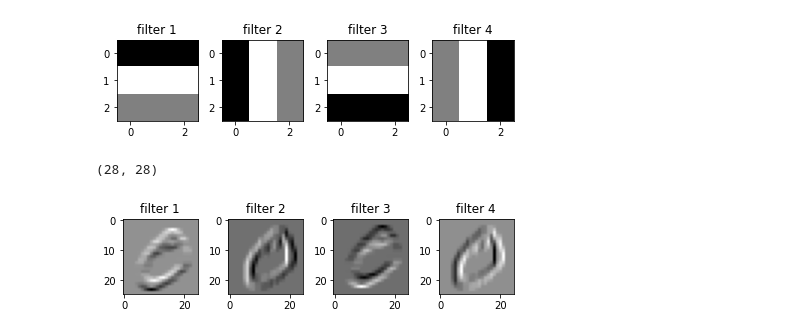
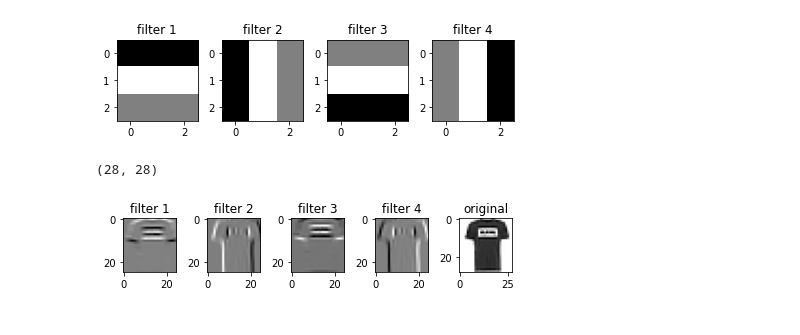
Before and after one commit to ynkim0/study, a Jupyter notebook: convolusion.ipynb, the cells around one changed output. Saved outputs shown, nothing was run; the diff lists cells and outputs as text; code cells hidden in the pictures.

```diff
--- a/convolusion.ipynb
+++ b/convolusion.ipynb
@@ -6,4 +6,4 @@ import tensorflow as tf
 from tensorflow import keras
 # %%
 (train_input, train_target), (test_input, test_target) = \
-    keras.datasets.mnist.load_data()
+    keras.datasets.fashion_mnist.load_data()
@@ -101,23 +113,27 @@ result_2 = conv(ex_scaled, filter_2)
 result_3 = conv(ex_scaled, filter_3)
 result_4 = conv(ex_scaled, filter_4)
 # %%
-plt.subplot(1, 4, 1)
+plt.subplot(1, 5, 1)
 plt.imshow(result_1, cmap='gray')
 plt.title('filter 1')
 
-plt.subplot(1, 4, 2)
+plt.subplot(1, 5, 2)
 plt.imshow(result_2, cmap='gray')
 plt.title('filter 2')
 
-plt.subplot(1, 4, 3)
+plt.subplot(1, 5, 3)
 plt.imshow(result_3, cmap='gray')
 plt.title('filter 3')
 
-plt.subplot(1, 4, 4)
+plt.subplot(1, 5, 4)
 plt.imshow(result_4, cmap='gray')
 plt.title('filter 4')
 
+plt.subplot(1, 5, 5)
+plt.imshow(ex_scaled, cmap='gray_r')
+plt.title('original')
+
 plt.tight_layout()
 plt.show()
 # %% [output]
-[figure, old version]
+[figure, new version]
```
Also changed, not shown: parts of 3 cells of this notebook.
